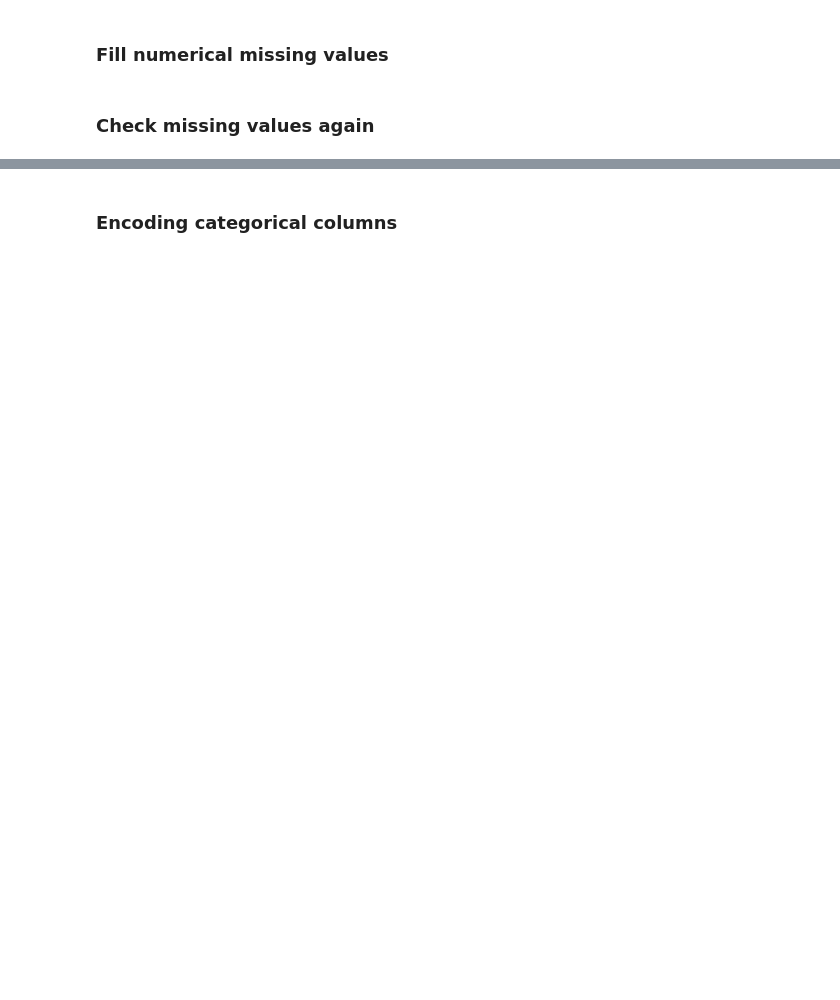
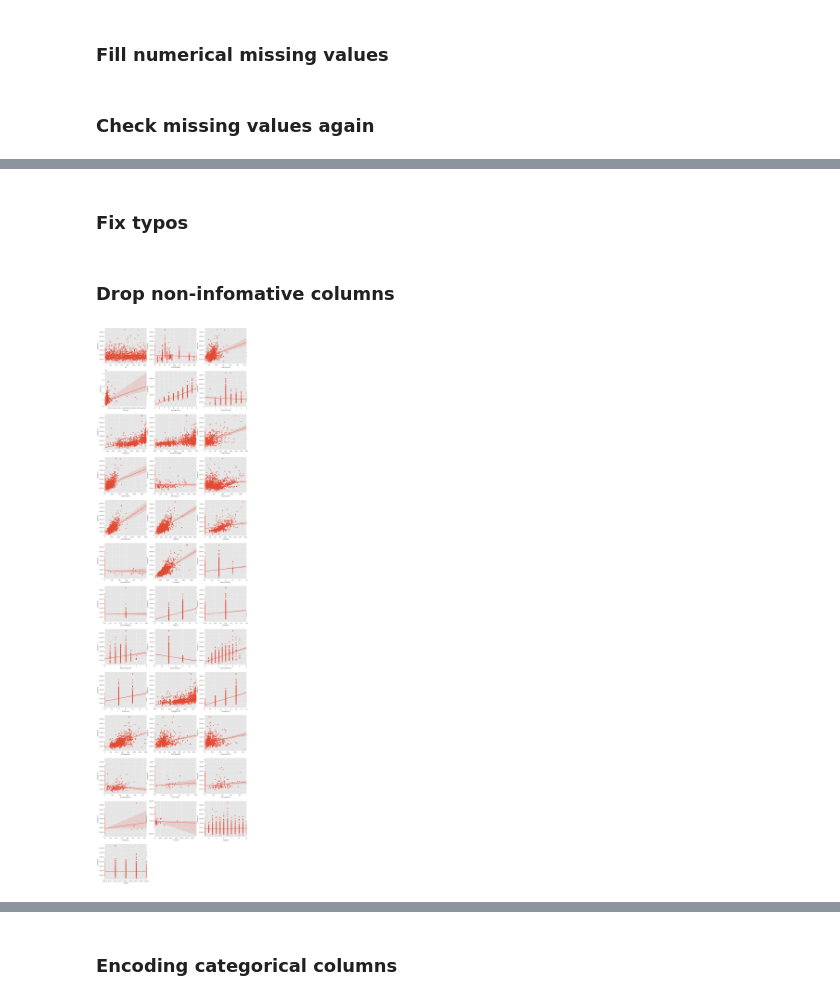
Before and after one commit to marchshares/kaggle-house-prices, a Jupyter notebook: models/XGBoost.ipynb, the cells around one changed output, grey strips where cells are left out. Drawn from its saved outputs; the diff is of its cells as text; code cells hidden in the pictures; blank space fills up the shorter version.

```diff
--- a/models/XGBoost.ipynb
+++ b/models/XGBoost.ipynb
@@ -79,7 +75,5 @@ union_df = pd.concat([train_df, test_df]).reset_index(drop=True)
-# %%
-# hard list of columns to drop
-columns_to_drop_hard = ['Id']
-union_df = union_df.drop(columns_to_drop_hard, axis=1)
+# %%
+union_df = union_df.drop('Id', axis=1)
 # %% [markdown]
 ### Check missing values
 # %%
@@ -169,0 +156,2 @@ Count of missing values:  0
+# %% [markdown]
+### Fix typos
@@ -169,0 +170,14 @@ Count of missing values:  0
+# %% [markdown]
+### Drop non-infomative columns
+# %%
+def plot_features_with_target(df, target):
+    plt.figure(figsize = (20,80))
+
+    for i in enumerate(df._get_numeric_data().columns):
+        plt.subplot(13,3,i[0]+1)
+        sns.regplot(x=i[1], y=target, data=df)
+        plt.xlabel(i[1])
+
+plot_features_with_target(train_df, target)
+# %% [output]
+[figure, added]
```
Also changed, not shown: parts of 17 cells of this notebook.
